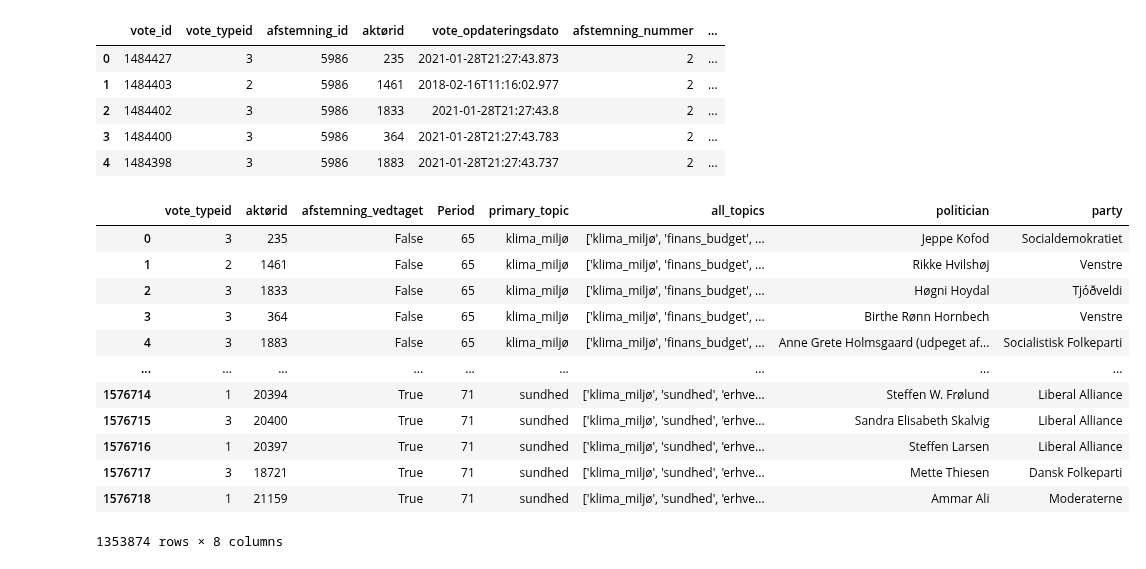
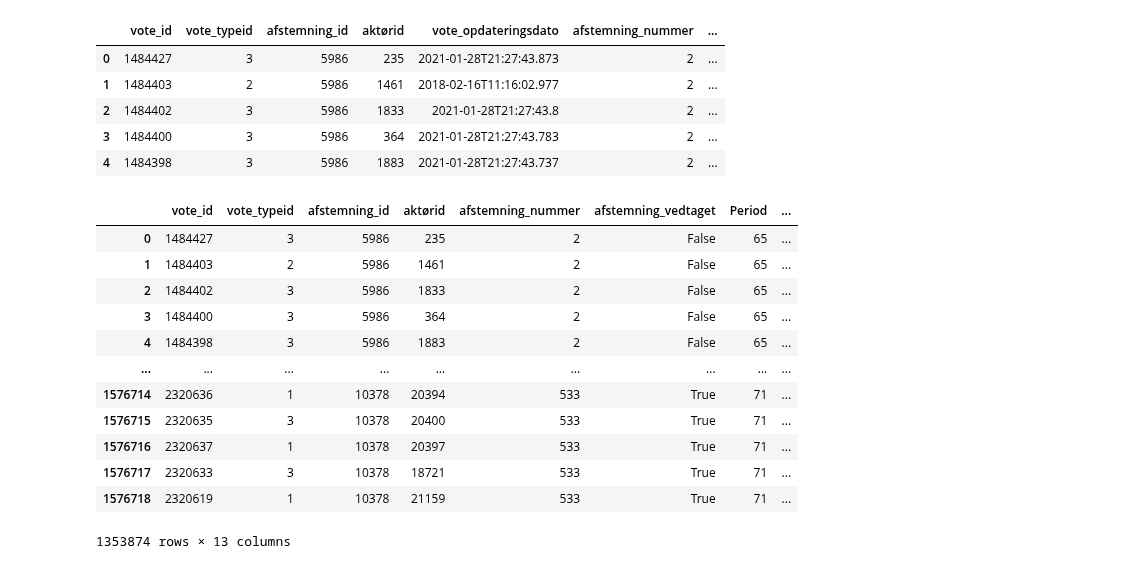
Before and after one commit to Somon8/social_graphs_25, a Jupyter notebook: final-project/p4_enrich_votes.ipynb, the cells around one changed output. Drawn from its saved outputs; the diff is of its cells as text; code cells hidden in the pictures.

```diff
--- a/final-project/p4_enrich_votes.ipynb
+++ b/final-project/p4_enrich_votes.ipynb
@@ -19,7 +19,9 @@ df_votes.head(2)
 | 0 | 1481475 | 3 | 5973 | 1886 | 2021-01-28T21:27:39.627 |
 | 1 | 1481476 | 1 | 5973 | 1039 | 2018-02-16T10:35:23 |
 # %%
-relevant_topics_for_joining_on_votes = ["afstemning_id", "afstemning_nummer", "afstemning_vedtaget", "Period", "primary_topic", "all_topics", "møde_dato"]
+relevant_topics_for_joining_on_votes = ["afstemning_id", "afstemning_nummer", "afstemning_vedtaget", "Period", "primary_topic", "all_topics", "møde_dato", 'møde_year_month'] #The last one is a homemade one ya know
+df_voting_sessions['møde_dato'] = pd.to_datetime(df_voting_sessions['møde_dato'])
+df_voting_sessions['møde_year_month'] = df_voting_sessions['møde_dato'].dt.to_period('M')
 df_voting_sessions.head(10)
 # %% [output]
 |  | afstemning_id | afstemning_nummer | afstemning_konklusion | afstemning_vedtaget | afstemning_kommentar | ... |
@@ -102,25 +104,27 @@ votes_with_party.head(5)
 | 3 | 1484400 | 3 | 5986 | 364 | 2021-01-28T21:27:43.783 | 2 | ... |
 | 4 | 1484398 | 3 | 5986 | 1883 | 2021-01-28T21:27:43.737 | 2 | ... |
 # %%
-columns_to_keep = ["vote_typeid","aktørid", "afstemning_vedtaget", "Period", "primary_topic", "all_topics", "aktør", "party_clean"]
-df_limited = votes_with_party[columns_to_keep]
+# columns_to_keep = ["vote_typeid","aktørid", "afstemning_vedtaget", "Period", "primary_topic", "all_topics", "aktør", "party_clean"]
+columns_to_drop = ["vote_opdateringsdato", "relation_start", "relation_end"]
+df_limited = votes_with_party.drop(columns = columns_to_drop)
+# df_limited = votes_with_party
 df_renamed = df_limited.rename(columns = {"party_clean" : "party", "aktør" : "politician"})
 df_cleaned = df_renamed.dropna(subset = ['politician', 'party'])
 df_cleaned
 # %% [output]
-|  | vote_typeid | aktørid | afstemning_vedtaget | Period | primary_topic | all_topics | politician | party |
-| 0 | 3 | 235 | False | 65 | klima_miljø | ['klima_miljø', 'finans_budget', ... | Jeppe Kofod | Socialdemokratiet |
-| 1 | 2 | 1461 | False | 65 | klima_miljø | ['klima_miljø', 'finans_budget', ... | Rikke Hvilshøj | Venstre |
-| 2 | 3 | 1833 | False | 65 | klima_miljø | ['klima_miljø', 'finans_budget', ... | Høgni Hoydal | Tjóðveldi |
-| 3 | 3 | 364 | False | 65 | klima_miljø | ['klima_miljø', 'finans_budget', ... | Birthe Rønn Hornbech | Venstre |
-| 4 | 3 | 1883 | False | 65 | klima_miljø | ['klima_miljø', 'finans_budget', ... | Anne Grete Holmsgaard (udpeget af... | Socialistisk Folkeparti |
+|  | vote_id | vote_typeid | afstemning_id | aktørid | afstemning_nummer | afstemning_vedtaget | Period | ... |
+| 0 | 1484427 | 3 | 5986 | 235 | 2 | False | 65 | ... |
+| 1 | 1484403 | 2 | 5986 | 1461 | 2 | False | 65 | ... |
+| 2 | 1484402 | 3 | 5986 | 1833 | 2 | False | 65 | ... |
+| 3 | 1484400 | 3 | 5986 | 364 | 2 | False | 65 | ... |
+| 4 | 1484398 | 3 | 5986 | 1883 | 2 | False | 65 | ... |
 | ... | ... | ... | ... | ... | ... | ... | ... | ... |
-| 1576714 | 1 | 20394 | True | 71 | sundhed | ['klima_miljø', 'sundhed', 'erhve... | Steffen W. Frølund | Liberal Alliance |
-| 1576715 | 3 | 20400 | True | 71 | sundhed | ['klima_miljø', 'sundhed', 'erhve... | Sandra Elisabeth Skalvig | Liberal Alliance |
-| 1576716 | 1 | 20397 | True | 71 | sundhed | ['klima_miljø', 'sundhed', 'erhve... | Steffen Larsen | Liberal Alliance |
-| 1576717 | 3 | 18721 | True | 71 | sundhed | ['klima_miljø', 'sundhed', 'erhve... | Mette Thiesen | Dansk Folkeparti |
-| 1576718 | 1 | 21159 | True | 71 | sundhed | ['klima_miljø', 'sundhed', 'erhve... | Ammar Ali | Moderaterne |
+| 1576714 | 2320636 | 1 | 10378 | 20394 | 533 | True | 71 | ... |
+| 1576715 | 2320635 | 3 | 10378 | 20400 | 533 | True | 71 | ... |
+| 1576716 | 2320637 | 1 | 10378 | 20397 | 533 | True | 71 | ... |
+| 1576717 | 2320633 | 3 | 10378 | 18721 | 533 | True | 71 | ... |
+| 1576718 | 2320619 | 1 | 10378 | 21159 | 533 | True | 71 | ... |
-1353874 rows × 8 columns
+1353874 rows × 13 columns
 # %%
 for period in [65, 66, 67, 68, 69, 70, 71]:
     votes_p = df_cleaned[df_cleaned["Period"] == period]
```
Also changed, not shown: parts of 2 cells of this notebook, 7 other files.
